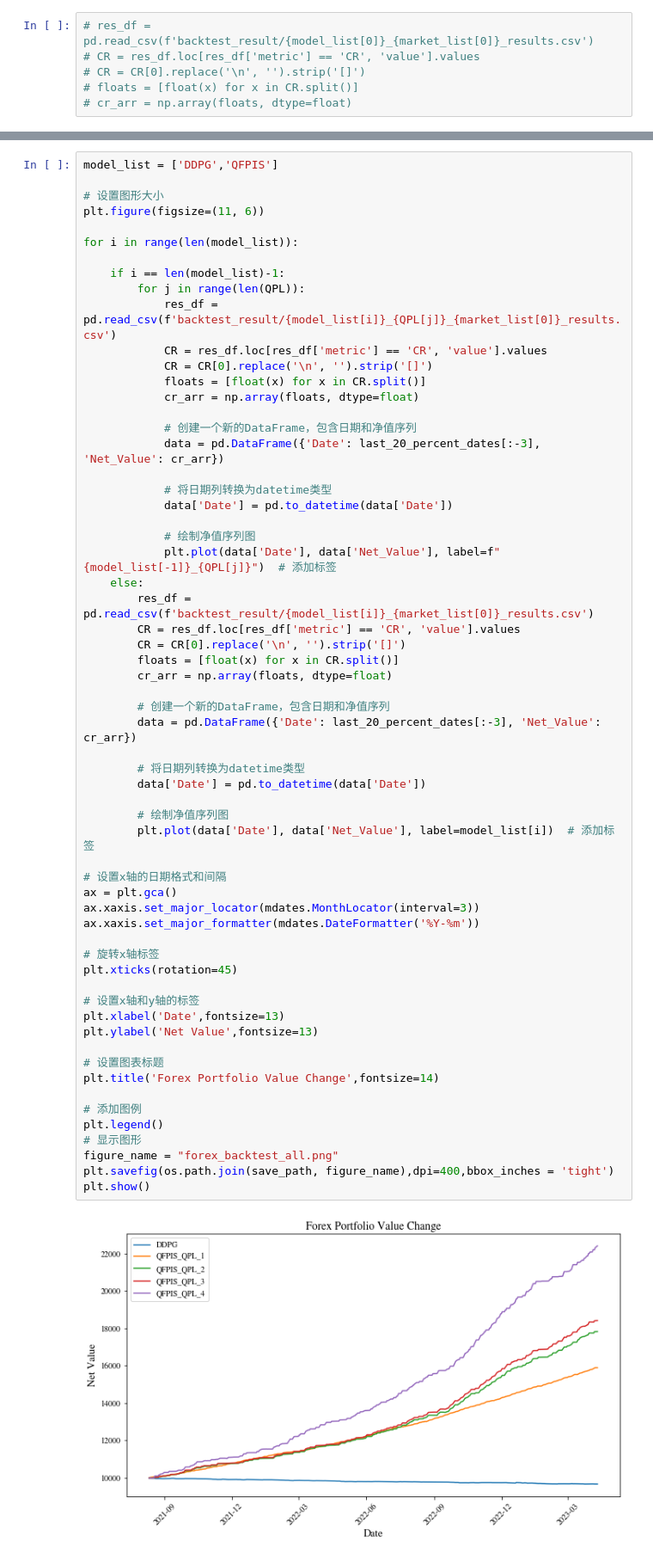
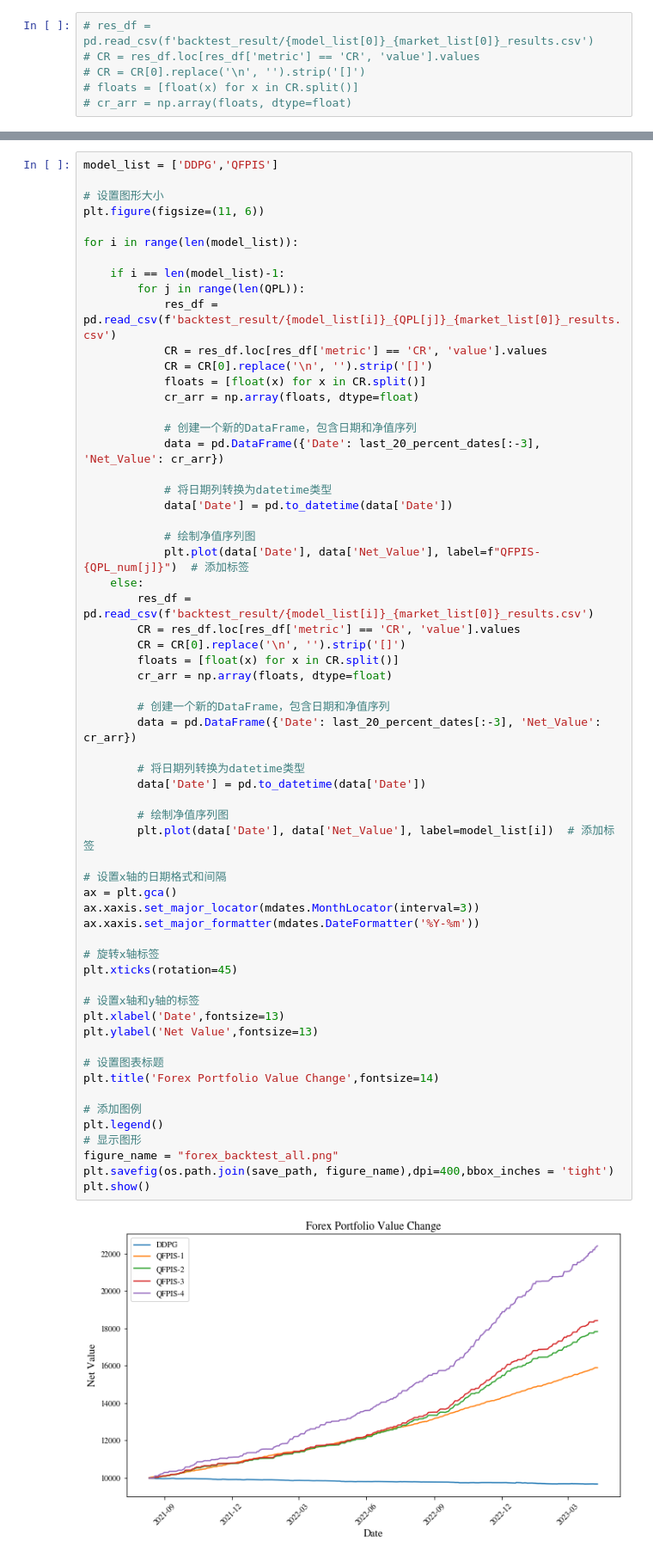
Before and after one commit to 772435284/QF-portfolio-investment-system, a Jupyter notebook: plot_backtest.ipynb, the cells around one changed output, grey strips where cells are left out. Shown at 86% size. Drawn from its saved outputs; the diff is of its cells as text.

```diff
--- a/plot_backtest.ipynb
+++ b/plot_backtest.ipynb
@@ -170,7 +171,7 @@ for i in range(len(model_list)):
             data['Date'] = pd.to_datetime(data['Date'])
 
             # 绘制净值序列图
-            plt.plot(data['Date'], data['Net_Value'], label=f"{model_list[-1]}_{QPL[j]}")  # 添加标签
+            plt.plot(data['Date'], data['Net_Value'], label=f"QFPIS-{QPL_num[j]}")  # 添加标签
     else:
         res_df = pd.read_csv(f'backtest_result/{model_list[i]}_{market_list[0]}_results.csv')
         CR = res_df.loc[res_df['metric'] == 'CR', 'value'].values
@@ -182,32 +183,32 @@ for i in range(len(model_list)):
         data = pd.DataFrame({'Date': last_20_percent_dates[:-3], 'Net_Value': cr_arr})
 
         # 将日期列转换为datetime类型
         data['Date'] = pd.to_datetime(data['Date'])
 
         # 绘制净值序列图
         plt.plot(data['Date'], data['Net_Value'], label=model_list[i])  # 添加标签
 
 # 设置x轴的日期格式和间隔
 ax = plt.gca()
 ax.xaxis.set_major_locator(mdates.MonthLocator(interval=3))
 ax.xaxis.set_major_formatter(mdates.DateFormatter('%Y-%m'))
 
 # 旋转x轴标签
 plt.xticks(rotation=45)
 
 # 设置x轴和y轴的标签
 plt.xlabel('Date',fontsize=13)
 plt.ylabel('Net Value',fontsize=13)
 
 # 设置图表标题
 plt.title('Forex Portfolio Value Change',fontsize=14)
 
 # 添加图例
 plt.legend()
 # 显示图形
 figure_name = "forex_backtest_all.png"
 plt.savefig(os.path.join(save_path, figure_name),dpi=400,bbox_inches = 'tight')
 plt.show()
 # %% [output]
-[figure, old version]
+[figure, new version]
 # %%
```
Also changed, not shown: parts of 6 cells of this notebook, 8 other files.
